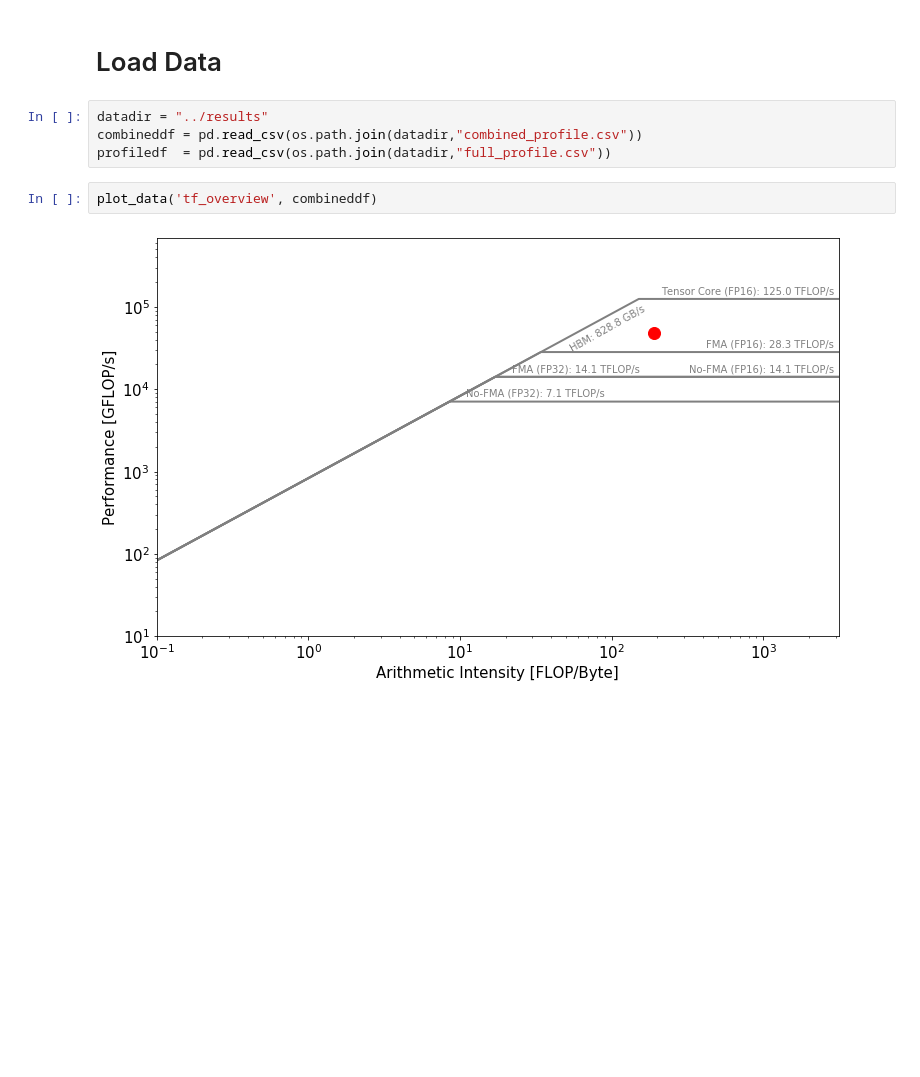
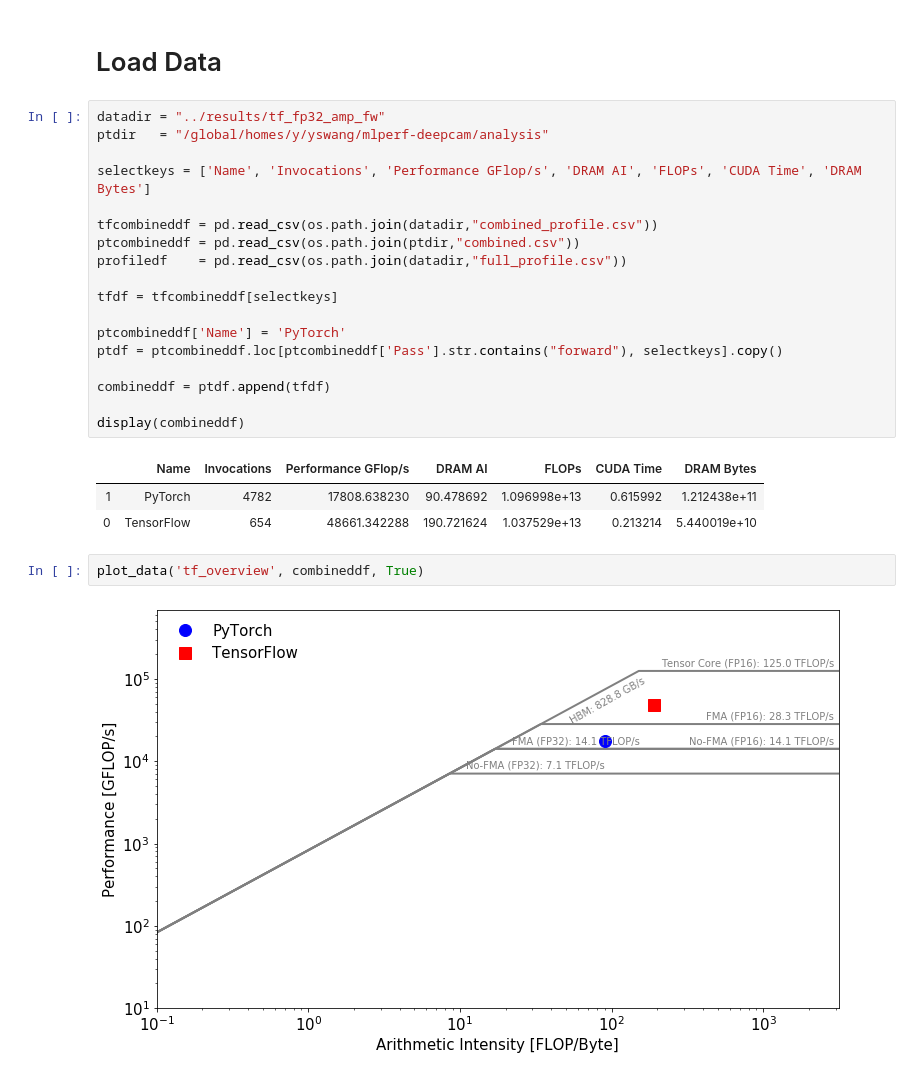
Before and after one commit to PointKernel/climate-seg-benchmark, a Jupyter notebook: analysis/roofline_plot.ipynb, the cells around one changed output. Drawn from its saved outputs; the diff is of its cells as text; blank space fills up the shorter version.

Commit message:
Update script + PyTorch v.s. TensorFlow comparison

```diff
--- a/analysis/roofline_plot.ipynb
+++ b/analysis/roofline_plot.ipynb
@@ -160,10 +323,28 @@ def plot_data(file_prefix, df):
 # %% [markdown]
 # Load Data
-# %%
-datadir = "../results"
-combineddf = pd.read_csv(os.path.join(datadir,"combined_profile.csv"))
-profiledf  = pd.read_csv(os.path.join(datadir,"full_profile.csv"))
+# %%
+datadir = "../results/tf_fp32_amp_fw"
+ptdir   = "/global/homes/y/yswang/mlperf-deepcam/analysis"
+
+selectkeys = ['Name', 'Invocations', 'Performance GFlop/s', 'DRAM AI', 'FLOPs', 'CUDA Time', 'DRAM Bytes']
+
+tfcombineddf = pd.read_csv(os.path.join(datadir,"combined_profile.csv"))
+ptcombineddf = pd.read_csv(os.path.join(ptdir,"combined.csv"))
+profiledf    = pd.read_csv(os.path.join(datadir,"full_profile.csv"))
+
+tfdf = tfcombineddf[selectkeys]
+
+ptcombineddf['Name'] = 'PyTorch'
+ptdf = ptcombineddf.loc[ptcombineddf['Pass'].str.contains("forward"), selectkeys].copy()
+
+combineddf = ptdf.append(tfdf)
+
+display(combineddf)
+# %% [output]
+|  | Name | Invocations | Performance GFlop/s | DRAM AI | FLOPs | CUDA Time | DRAM Bytes |
+| 1 | PyTorch | 4782 | 17808.638230 | 90.478692 | 1.096998e+13 | 0.615992 | 1.212438e+11 |
+| 0 | TensorFlow | 654 | 48661.342288 | 190.721624 | 1.037529e+13 | 0.213214 | 5.440019e+10 |
 # %%
-plot_data('tf_overview', combineddf)
+plot_data('tf_overview', combineddf, True)
 # %% [output]
-[figure, old version]
+[figure, new version]
```
Also changed, not shown: parts of 6 cells of this notebook, 4 other files.
